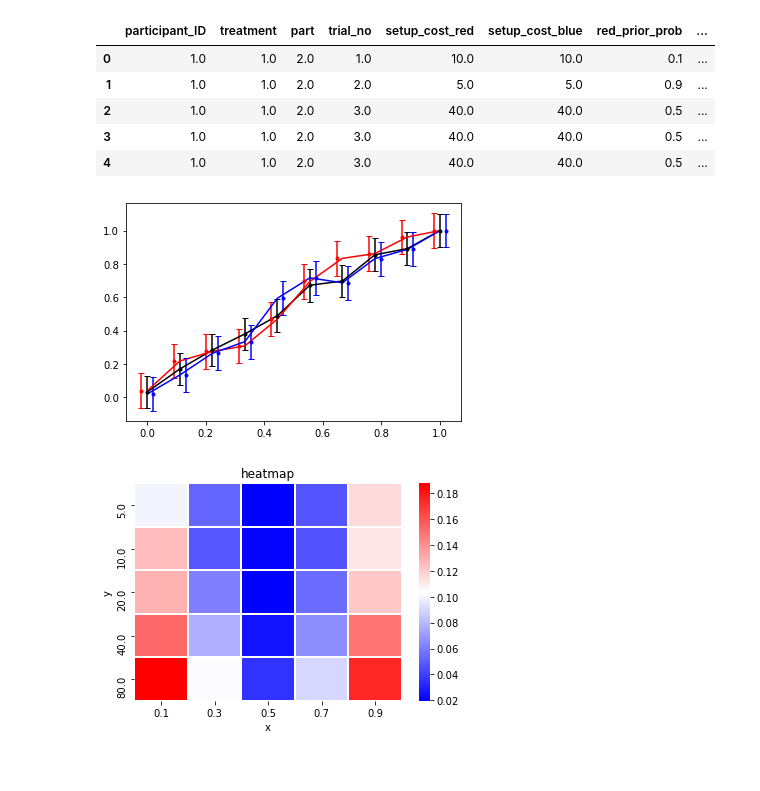
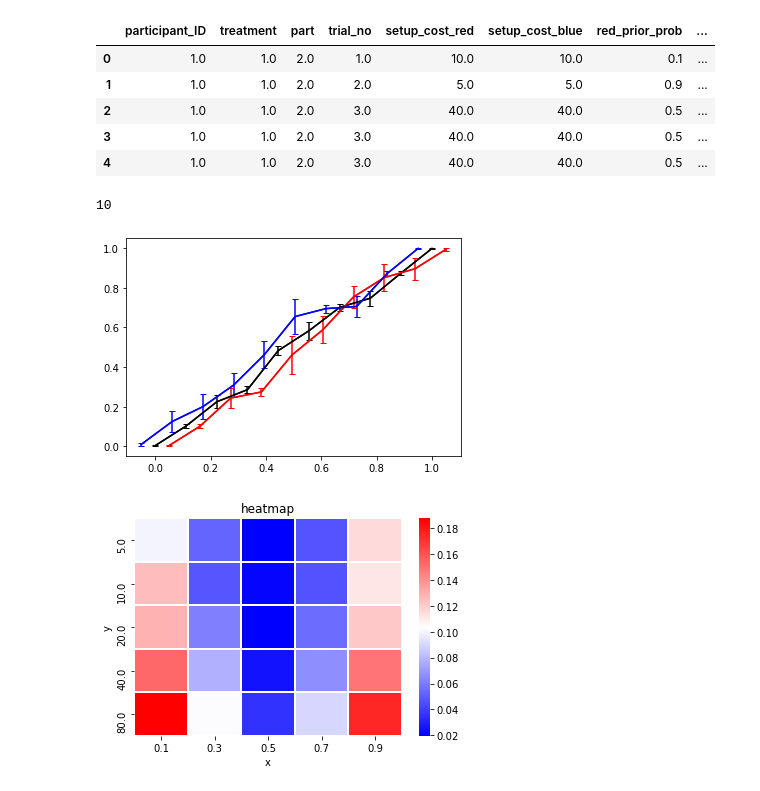
Before and after one commit to niharnandan/RA-Spring2020, a Jupyter notebook: 2020_2 Fall/Data and Analysis/Analysis/Analysis_Task2/Code/Untitled.ipynb, the cells around one changed output. Saved outputs shown, nothing was run; the diff lists cells and outputs as text; code cells hidden in the pictures.

Commit message:
Added new plots

```diff
--- a/2020_2 Fall/Data and Analysis/Analysis/Analysis_Task2/Code/Untitled.ipynb
+++ b/2020_2 Fall/Data and Analysis/Analysis/Analysis_Task2/Code/Untitled.ipynb
@@ -33,13 +17,55 @@ error_u = [np.std(sus_avg_u/np.sqrt(len(sus_avg_u)))]*n_bins
+# %%
+n_bins = 10
+action = g_table.loc[(g_table['action_type'] == 1)].reset_index(drop = True)
+post_index = action.columns.to_list().index('posterior')
+sus_index = action.columns.to_list().index('suspect')
+bins = np.linspace(0,1,n_bins)
+binned = [[] for y in range(n_bins)]
+sus_avg_b = []
+sus_std_b = []
+for key,value in action.iterrows():
+    binned[find_nearest(bins, value[post_index])].append(value[sus_index])
+for j in binned:
+    sus_avg_b.append(np.mean(j))
+    sus_std_b.append(np.std(j)/np.sqrt(len(j)))
+
+action = g_table.loc[(g_table['action_type'] == 1) & (g_table['red_prior_prob'] < 0.5)]
+post_index = action.columns.to_list().index('posterior')
+sus_index = action.columns.to_list().index('suspect')
+bins = np.linspace(0,1,n_bins)
+binned = [[] for y in range(n_bins)]
+sus_avg_r = []
+sus_std_r = []
+for key,value in action.iterrows():
+    binned[find_nearest(bins, value[post_index])].append(value[sus_index])
+for j in binned:
+    sus_avg_r.append(np.mean(j))
+    sus_std_r.append(np.std(j)/np.sqrt(len(j)))
+
+action = g_table.loc[(g_table['action_type'] == 1) & (g_table['red_prior_prob'] > 0.5)]
+post_index = action.columns.to_list().index('posterior')
+sus_index = action.columns.to_list().index('suspect')
+bins = np.linspace(0,1,n_bins)
+binned = [[] for y in range(n_bins)]
+sus_avg_u = []
+sus_std_u = []
+for key,value in action.iterrows():
+    binned[find_nearest(bins, value[post_index])].append(value[sus_index])
+for j in binned:
+    sus_avg_u.append(np.mean(j))
+    sus_std_u.append(np.std(j)/np.sqrt(len(j)))
+# %% [output]
+10
 # %%
 plt.plot(np.linspace(0, 1, n_bins), sus_avg_b, 'black')
-plt.errorbar(np.linspace(0, 1, n_bins), sus_avg_b , yerr=error_b, fmt='.', color='black', capsize=3)
-plt.plot(np.linspace(0, 1, n_bins),sus_avg_r, 'red')
-plt.errorbar(np.linspace(0, 1, n_bins)-0.02, sus_avg_r , yerr=error_r, fmt='.', color='red', capsize=3)
-plt.plot(np.linspace(0, 1, n_bins),sus_avg_u, 'blue')
-plt.errorbar(np.linspace(0, 1, n_bins)+0.02, sus_avg_u , yerr=error_u, fmt='.', color='blue', capsize=3)
+plt.errorbar(np.linspace(0, 1, n_bins), sus_avg_b , yerr= sus_std_b, color='black', capsize=3)
+plt.plot(np.linspace(0, 1, n_bins)+0.05,sus_avg_r, 'red')
+plt.errorbar(np.linspace(0, 1, n_bins)+0.05, sus_avg_r , yerr= sus_std_r, color='red', capsize=3)
+plt.plot(np.linspace(0, 1, n_bins)-0.05,sus_avg_u, 'blue')
+plt.errorbar(np.linspace(0, 1, n_bins)-0.05, sus_avg_u , yerr= sus_std_u, color='blue', capsize=3)
 plt.show()
 # %% [output]
-[figure, old version]
+[figure, new version]
 # %%
 df = pd.read_csv('../Output/Task2_step4.csv')
 df = df.loc[df['action_type'] != 1]
```
Also changed, not shown: parts of 6 cells of this notebook, 1 other file.
